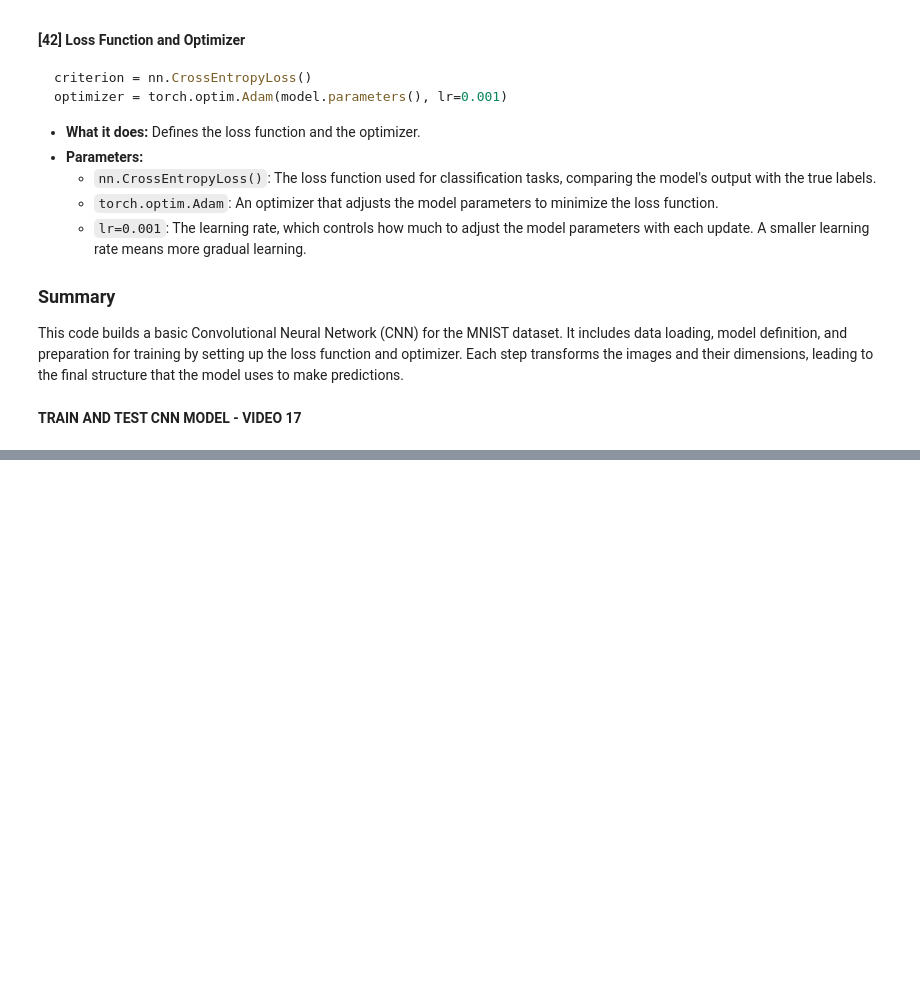
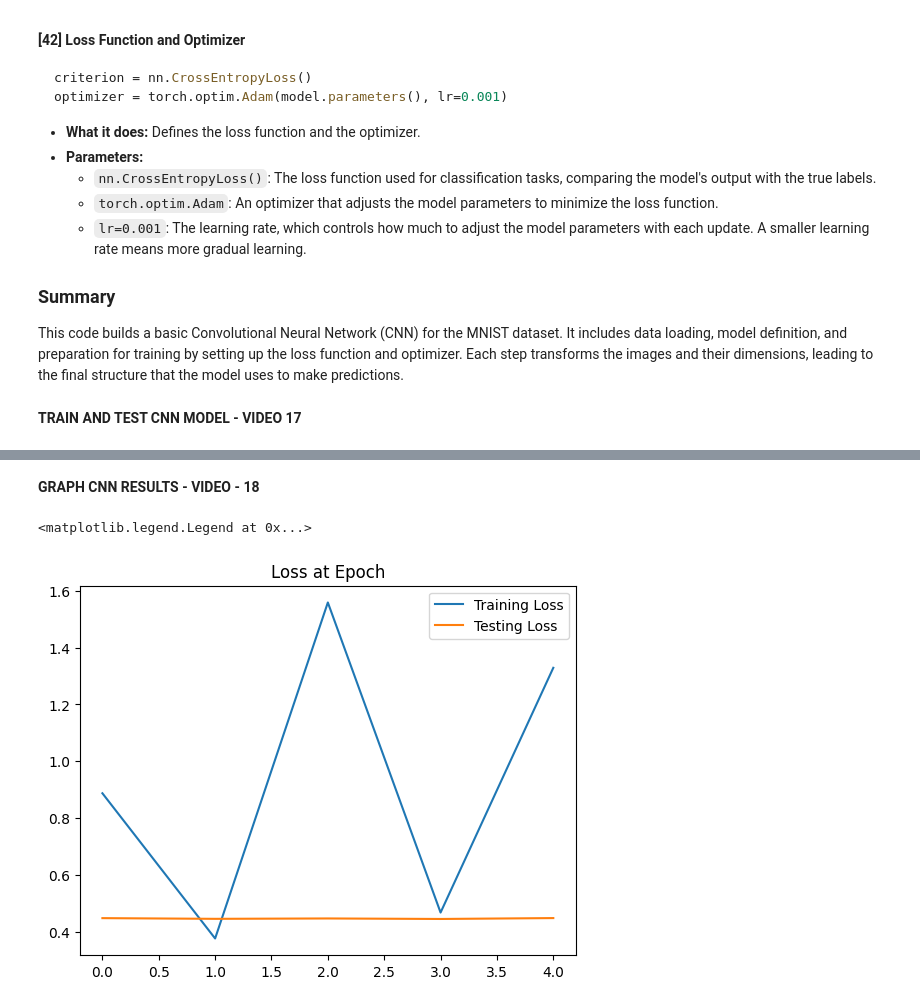
Before and after one commit to MathewS424/PyTorch-Tutorial, a Jupyter notebook: 14_CNN.ipynb, the cells around one changed output, grey strips where cells are left out. Saved outputs shown, nothing was run; the diff lists cells and outputs as text; code cells hidden in the pictures; blank space fills up the shorter version.

Commit message:
Video 14 - 19 ,Codemy.com

```diff
--- a/14_CNN.ipynb
+++ b/14_CNN.ipynb
@@ -448,7 +416,6 @@ for i in range(epochs):
   for b, (X_train, y_train) in enumerate(train_loader):
     b +=1  # start our batches at 1
     y_pred = model(X_train)  # get predicted values from the training set.Not FLATTENED ITS 2d
-    print(y_pred)
     loss = criterion(y_pred, y_train)  # compare the predicted
 
 
@@ -468,6 +435,15 @@ for i in range(epochs):
   train_correct.append(trn_corr)
 
   # Test
+  with torch.no_grad():   #No gradient so we dont update our weights and biases with test data
+    for b, (X_test, y_test) in enumerate(test_loader):
+      y_val = model(X_test)
+      predicted = torch.max(y_val.data, 1)[1]
+      tst_corr += (predicted == y_test).sum()
+
+  loss = criterion(y_val, y_test)
+  test_losses.append(loss)
+  test_correct.append(tst_corr)
 
 
 
@@ -478,0 +471,13 @@ print(f"Training Took: {total/60} minutes!")
+# %% [markdown]
+**GRAPH CNN RESULTS - VIDEO - 18**
+# %%
+# GRAPH THE LOSS AT EPOCH
+train_losses = [t1.item() for t1 in train_losses]
+test_losses = [t1.item() for t1 in test_losses]
+plt.plot(train_losses, label='Training Loss')
+plt.plot(test_losses, label='Testing Loss')
+plt.title('Loss at Epoch')
+plt.legend()
+# %% [output]
+<matplotlib.legend.Legend at 0x...>
+[figure, added]
```
Also changed, not shown: parts of 16 cells of this notebook.
